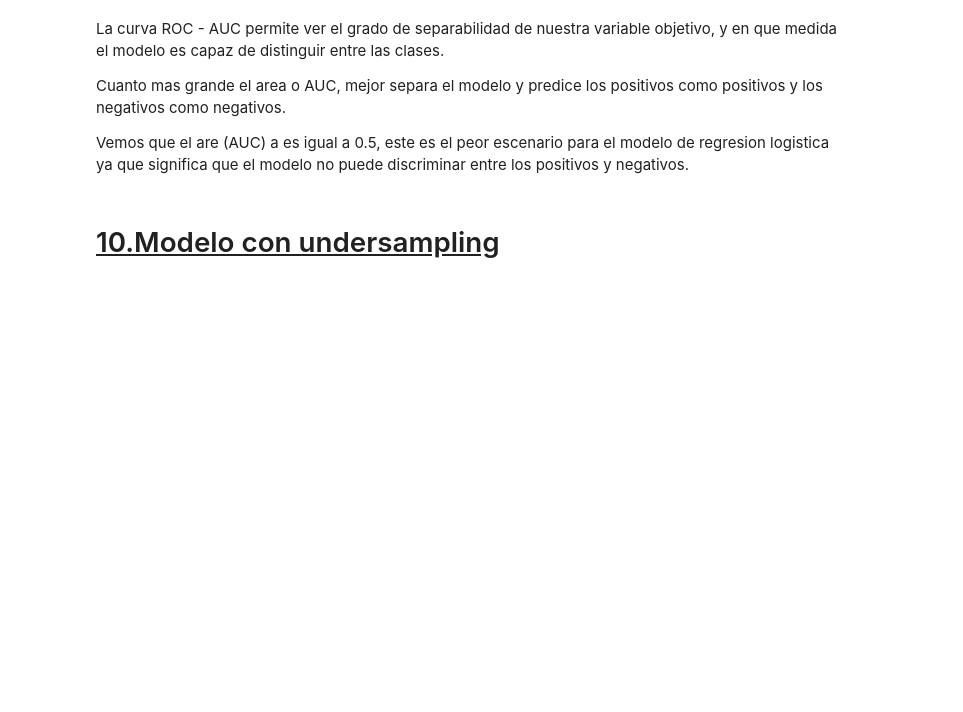
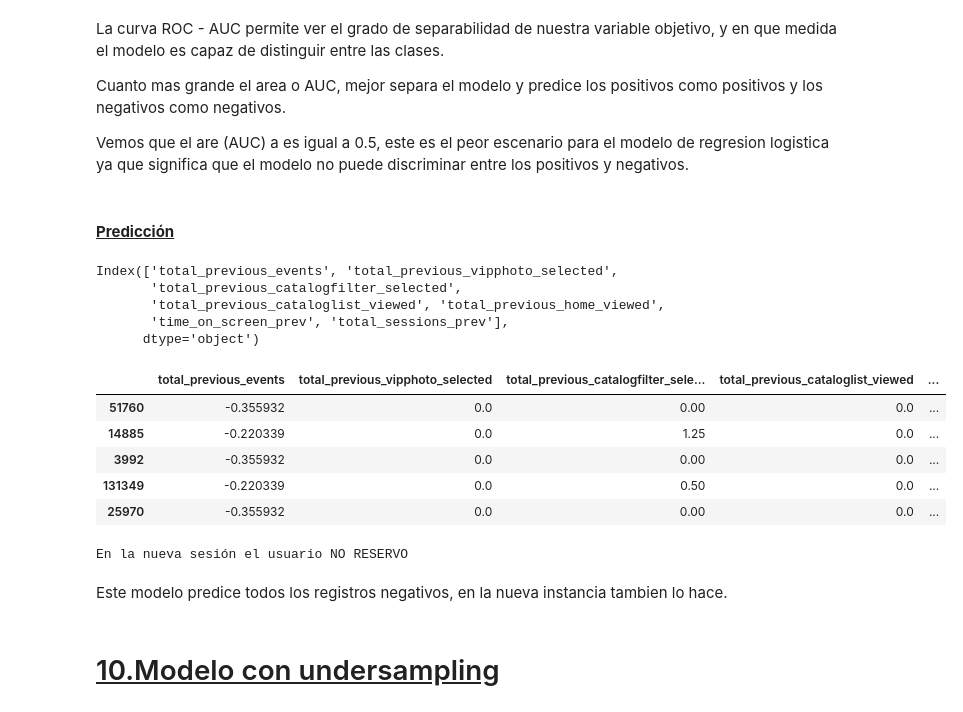
Before and after one commit to adilelle1/navegacion_web_poo, a Jupyter notebook: navegacion_web.ipynb, the cells around one changed output. Cells and saved outputs as stored; diff of their text form; code cells hidden in the pictures; blank space fills up the shorter version.

```diff
--- a/navegacion_web.ipynb
+++ b/navegacion_web.ipynb
@@ -1287,6 +1323,50 @@ La curva ROC - AUC permite ver el grado de separabilidad de nuestra variable obj
 Cuanto mas grande el area o AUC, mejor separa el modelo y predice los positivos como positivos y los negativos como negativos.
 
 Vemos que el are (AUC) a es igual a 0.5, este es el peor escenario para el modelo de regresion logistica ya que significa que el modelo no puede discriminar entre los positivos y negativos.
+# %% [markdown]
+#### <u>**Predicción**<u/>
+# %%
+X_strong_features.columns
+# %% [output]
+Index(['total_previous_events', 'total_previous_vipphoto_selected',
+       'total_previous_catalogfilter_selected',
+       'total_previous_cataloglist_viewed', 'total_previous_home_viewed',
+       'time_on_screen_prev', 'total_sessions_prev'],
+      dtype='object')
+# %%
+# recordemos que las variables estan escaladas
+X_strong_features.head()
+# %% [output]
+|  | total_previous_events | total_previous_vipphoto_selected | total_previous_catalogfilter_sele... | total_previous_cataloglist_viewed | ... |
+| 51760 | -0.355932 | 0.0 | 0.00 | 0.0 | ... |
+| 14885 | -0.220339 | 0.0 | 1.25 | 0.0 | ... |
+| 3992 | -0.355932 | 0.0 | 0.00 | 0.0 | ... |
+| 131349 | -0.220339 | 0.0 | 0.50 | 0.0 | ... |
+| 25970 | -0.355932 | 0.0 | 0.00 | 0.0 | ... |
+# %%
+# Como en esta celda pruebo una nueva instancia con las variables mas fuertes seleccionadas a partir de un umbral, al correr nuevamente el modelo a veces cmabia la cantidad de variables necesarias, por eso puede dar error
+# en caso de que se reciba un error que se necesitan mas o menos variables, quitar una o agregar una igual a la anterior
+
+# pruebo con una nueva instancia:
+    # previous events: 0.5
+    # vip photo selected: 0.2
+    # catalog filter selected: 1
+    # catalog list viewed: 0
+    # home viewed: 1
+    # time on screen: 0.2
+    # sessions prev: 0.25
+
+instancia_nueva = [[0.5, 0.2, 1, 0, 1, 0.2, 0.25]]
+prediction = logistic_regression.predict(instancia_nueva)
+
+if prediction == 1:
+    print(f'En la nueva sesión el usuario RESERVO')
+elif prediction == 0:
+    print(f'En la nueva sesión el usuario NO RESERVO')
+# %% [output]
+En la nueva sesión el usuario NO RESERVO
+# %% [markdown]
+Este modelo predice todos los registros negativos, en la nueva instancia tambien lo hace.
 # %% [markdown]
 # <u>10.Modelo con undersampling<u/>
 # %% [markdown]
```
Also changed, not shown: parts of 37 cells of this notebook, 1 other file.
